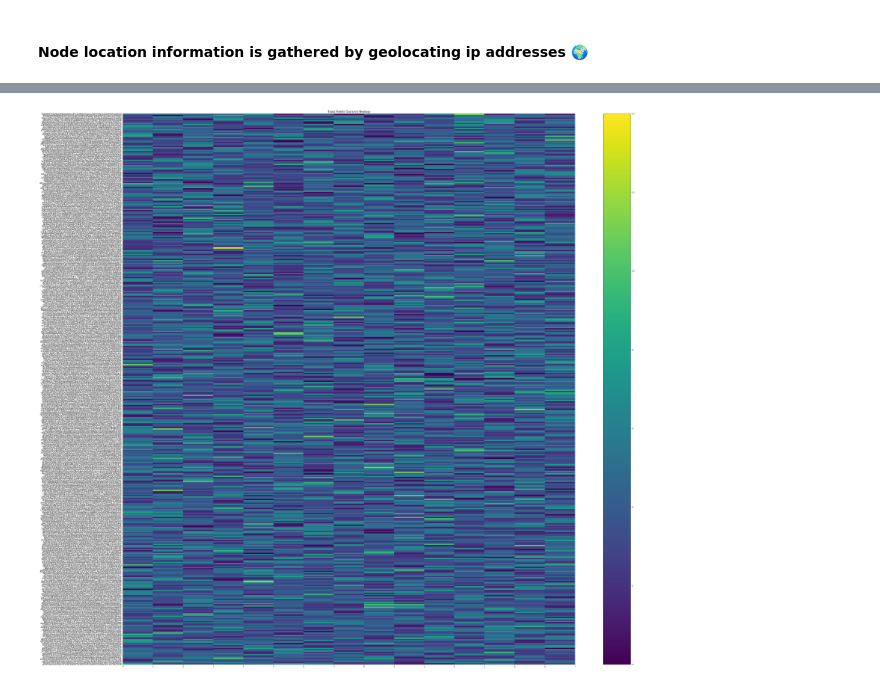
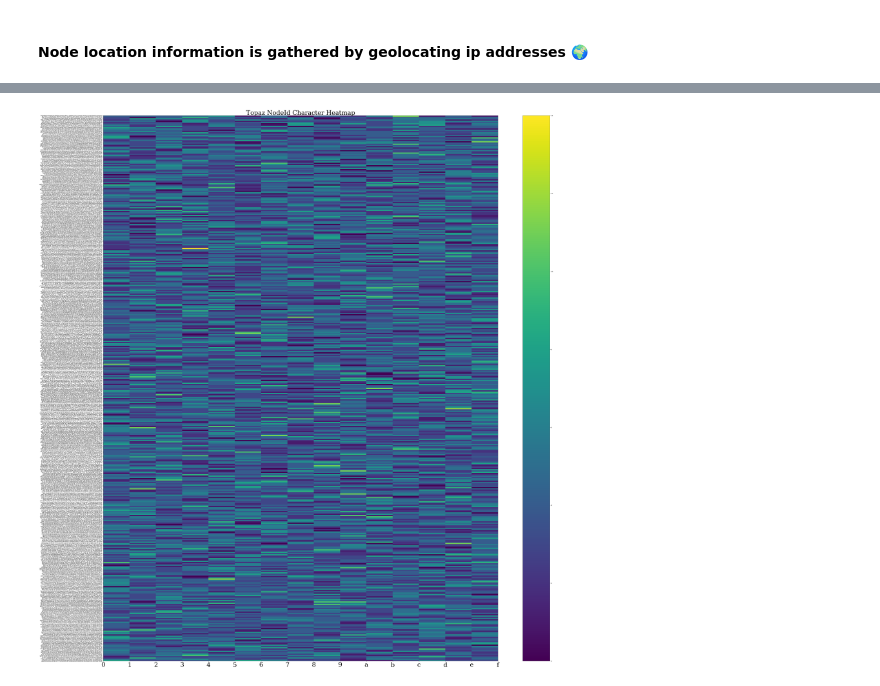
Before and after one commit to jrhea/prkl, a Jupyter notebook: analysis/testnet-analysis.ipynb, the cells around one changed output, grey strips where cells are left out. Drawn from its saved outputs; the diff is of its cells as text; code cells hidden in the pictures.

Commit message:
changed action step name to generate html. minor plot formatting

```diff
--- a/analysis/testnet-analysis.ipynb
+++ b/analysis/testnet-analysis.ipynb
@@ -290,23 +280,26 @@ plt.show()
 # %%
 import matplotlib.pyplot as plt
 import numpy as np
 from collections import Counter
 node_ids = df["node_id"].to_list()
 node_ids = [node_id.strip() for node_id in node_ids]
 node_ids_freq = [Counter(node_id) for node_id in node_ids]
 hex_chars = ['0','1','2','3','4','5','6','7','8','9','a','b','c','d','e','f']
 freqs = []
 for node_id_freq in node_ids_freq:
     freqs.append([node_id_freq[hex_char] for hex_char in hex_chars])
 
 x, y = np.meshgrid(hex_chars, node_ids)
 intensity = np.array(freqs)
 
-
-plt.title(NETWORK.title()+' NodeId Character Heatmap')
-plt.rcParams["figure.figsize"] = (50,50)
+plt.title(NETWORK.title()+' NodeId Character Heatmap',fontsize=40)
 plt.pcolormesh(x, y, intensity)
 plt.colorbar()
+plt.rc('font', family='serif')
+plt.xticks(fontsize=40)
+#plt.yticks(fontsize=12)
+#plt.rcParams["figure.figsize"] = (50,50)
+plt.tight_layout()
 plt.show()
 # %% [output]
-[figure, old version]
+[figure, new version]
```
Also changed, not shown: parts of 8 cells of this notebook, 1 other file.
